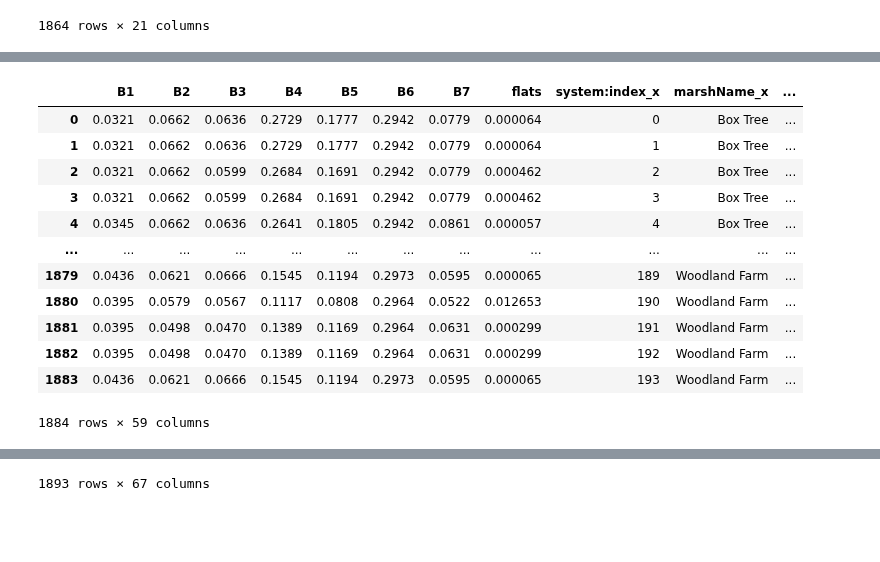
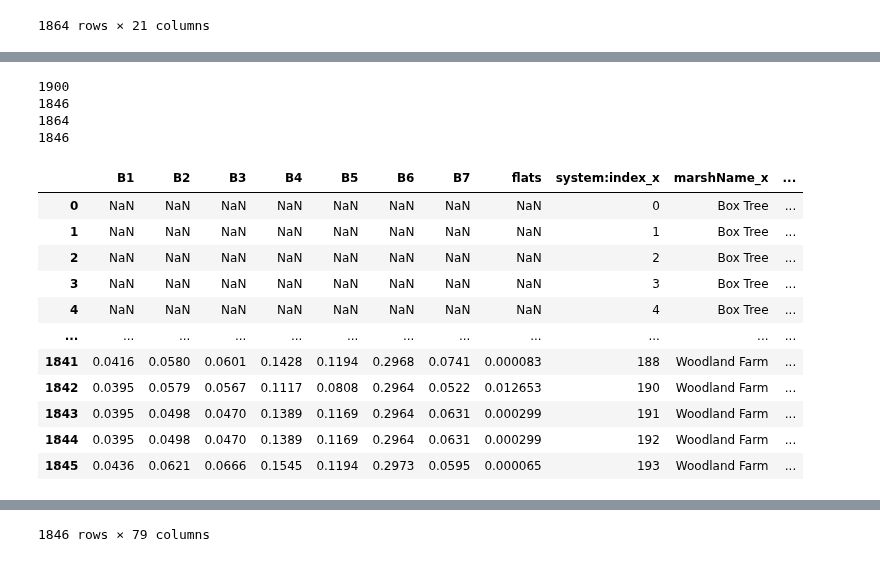
Before and after one commit to asajulien/PhD, a Jupyter notebook: Jupyter/Virginia/VA - machine learning, yearly point data.ipynb, the cells around one changed output, grey strips where cells are left out. Cells and saved outputs as stored; diff of their text form; code cells hidden in the pictures; blank space fills up the shorter version.

```diff
--- a/Jupyter/Virginia/VA - machine learning, yearly point data.ipynb
+++ b/Jupyter/Virginia/VA - machine learning, yearly point data.ipynb
@@ -178,31 +181,71 @@ display(elev_10m) ##More data here than other datasets
 # %%
 ##Merging daymet, elevation, and flats data
-df0 = pd.merge(df, dm, on = ['ident', 'Replicate'], how = 'left') ##Difficulties merging! NEED TO CHECK
-df1 = pd.merge(df0, elev_10m, on = ['ident', 'Replicate'], how = 'left')
+df['dropident'] = df['Latitude']/df['Longitude']*df['Year']+df['liveMass']
+dm['dropident'] = dm['Latitude']/dm['Longitude']*dm['Year']+dm['liveMass']
+elev_10m['dropident'] = elev_10m['Latitude']/elev_10m['Longitude']*elev_10m['Year']+elev_10m['liveMass']
 
-display(df0)
+df0 = pd.merge(df, dm, on = ['dropident'], how = 'left')
+
+#Rationale: By using a combination of lat/long, year, and biomass, drop all unnecessary duplicates
+df0['dropident'] = df0['Latitude_x']/df0['Longitude_x']*df0['Year_x']+df0['liveMass_x']
+print(len(df0['dropident']))
+
+df0 = df0.drop_duplicates(
+  subset = ['dropident'],
+  keep = 'last').reset_index(drop = True)
+
+print(len(df0['dropident']))
+
+
+##Merge with elevation
+df1 = pd.merge(df0, elev_10m, on = ['dropident'], how = 'left')
+
+# df1 = pd.merge(df0, elev_10m, on = ['ident', 'Replicate'], how = 'left')
+
+df1['dropident'] = df1['Latitude_x']/df1['Longitude_x']*df1['Year_x']+df1['liveMass_x']
+print(len(df1['dropident']))
+
+df1 = df1.drop_duplicates(
+  subset = ['dropident'],
+  keep = 'last').reset_index(drop = True)
+
+print(len(df1['dropident']))
+
+##Duplicates  - df1 MUST VBE cross-referenced with df (original)
+# display(df0)
 display(df1)
 
-print(sum(df1['liveMass_x'] - df1['liveMass_y']))
-df1.rename(columns={'liveMass_x':'liveMass'}, inplace=True)
+##THIS NEEDS TO BE 0
+print('df0 biomass diff is: '+str(sum(df0['liveMass_x'] - df0['liveMass_y'])))
+print('df1 biomass diff (x-y) is: '+str(sum(df1['liveMass_x'] - df1['liveMass_y'])))
+print('df1 biomass diff (x-z) is: '+str(sum(df1['liveMass_x'] - df1['liveMass'])))
+# df1.rename(columns={'liveMass_x':'liveMass'}, inplace=True)
+
+print("biomass measurements: " + str(len(df1['liveMass'])))
+print(len(df1['Elevation'].unique()))
+
+df1 = df1.drop(columns = ['latitude', 'longitude']) ##lower case ones are the older values
 
 # for col in df1.columns:
 #     print(col)
 
 out_dir = os.path.expanduser('~/Downloads')
-out_csv = os.path.join(out_dir, 'va_df1.csv')
+out_csv = os.path.join(out_dir, 'df1.csv')
 # df1.to_csv(out_csv, index = False)
 # %% [output]
+1900
+1846
+1864
+1846
 |  | B1 | B2 | B3 | B4 | B5 | B6 | B7 | flats | system:index_x | marshName_x | ... |
-| 0 | 0.0321 | 0.0662 | 0.0636 | 0.2729 | 0.1777 | 0.2942 | 0.0779 | 0.000064 | 0 | Box Tree | ... |
-| 1 | 0.0321 | 0.0662 | 0.0636 | 0.2729 | 0.1777 | 0.2942 | 0.0779 | 0.000064 | 1 | Box Tree | ... |
-| 2 | 0.0321 | 0.0662 | 0.0599 | 0.2684 | 0.1691 | 0.2942 | 0.0779 | 0.000462 | 2 | Box Tree | ... |
-| 3 | 0.0321 | 0.0662 | 0.0599 | 0.2684 | 0.1691 | 0.2942 | 0.0779 | 0.000462 | 3 | Box Tree | ... |
-| 4 | 0.0345 | 0.0662 | 0.0636 | 0.2641 | 0.1805 | 0.2942 | 0.0861 | 0.000057 | 4 | Box Tree | ... |
+| 0 | NaN | NaN | NaN | NaN | NaN | NaN | NaN | NaN | 0 | Box Tree | ... |
+| 1 | NaN | NaN | NaN | NaN | NaN | NaN | NaN | NaN | 1 | Box Tree | ... |
+| 2 | NaN | NaN | NaN | NaN | NaN | NaN | NaN | NaN | 2 | Box Tree | ... |
+| 3 | NaN | NaN | NaN | NaN | NaN | NaN | NaN | NaN | 3 | Box Tree | ... |
+| 4 | NaN | NaN | NaN | NaN | NaN | NaN | NaN | NaN | 4 | Box Tree | ... |
 | ... | ... | ... | ... | ... | ... | ... | ... | ... | ... | ... | ... |
-| 1879 | 0.0436 | 0.0621 | 0.0666 | 0.1545 | 0.1194 | 0.2973 | 0.0595 | 0.000065 | 189 | Woodland Farm | ... |
-| 1880 | 0.0395 | 0.0579 | 0.0567 | 0.1117 | 0.0808 | 0.2964 | 0.0522 | 0.012653 | 190 | Woodland Farm | ... |
-| 1881 | 0.0395 | 0.0498 | 0.0470 | 0.1389 | 0.1169 | 0.2964 | 0.0631 | 0.000299 | 191 | Woodland Farm | ... |
-| 1882 | 0.0395 | 0.0498 | 0.0470 | 0.1389 | 0.1169 | 0.2964 | 0.0631 | 0.000299 | 192 | Woodland Farm | ... |
-| 1883 | 0.0436 | 0.0621 | 0.0666 | 0.1545 | 0.1194 | 0.2973 | 0.0595 | 0.000065 | 193 | Woodland Farm | ... |
+| 1841 | 0.0416 | 0.0580 | 0.0601 | 0.1428 | 0.1194 | 0.2968 | 0.0741 | 0.000083 | 188 | Woodland Farm | ... |
+| 1842 | 0.0395 | 0.0579 | 0.0567 | 0.1117 | 0.0808 | 0.2964 | 0.0522 | 0.012653 | 190 | Woodland Farm | ... |
+| 1843 | 0.0395 | 0.0498 | 0.0470 | 0.1389 | 0.1169 | 0.2964 | 0.0631 | 0.000299 | 191 | Woodland Farm | ... |
+| 1844 | 0.0395 | 0.0498 | 0.0470 | 0.1389 | 0.1169 | 0.2964 | 0.0631 | 0.000299 | 192 | Woodland Farm | ... |
+| 1845 | 0.0436 | 0.0621 | 0.0666 | 0.1545 | 0.1194 | 0.2973 | 0.0595 | 0.000065 | 193 | Woodland Farm | ... |
-1884 rows × 59 columns
@@ -221 +252 @@ out_csv = os.path.join(out_dir, 'va_df1.csv')
-1893 rows × 67 columns
+1846 rows × 79 columns
```
Also changed, not shown: parts of 12 cells of this notebook, 1 other file.
